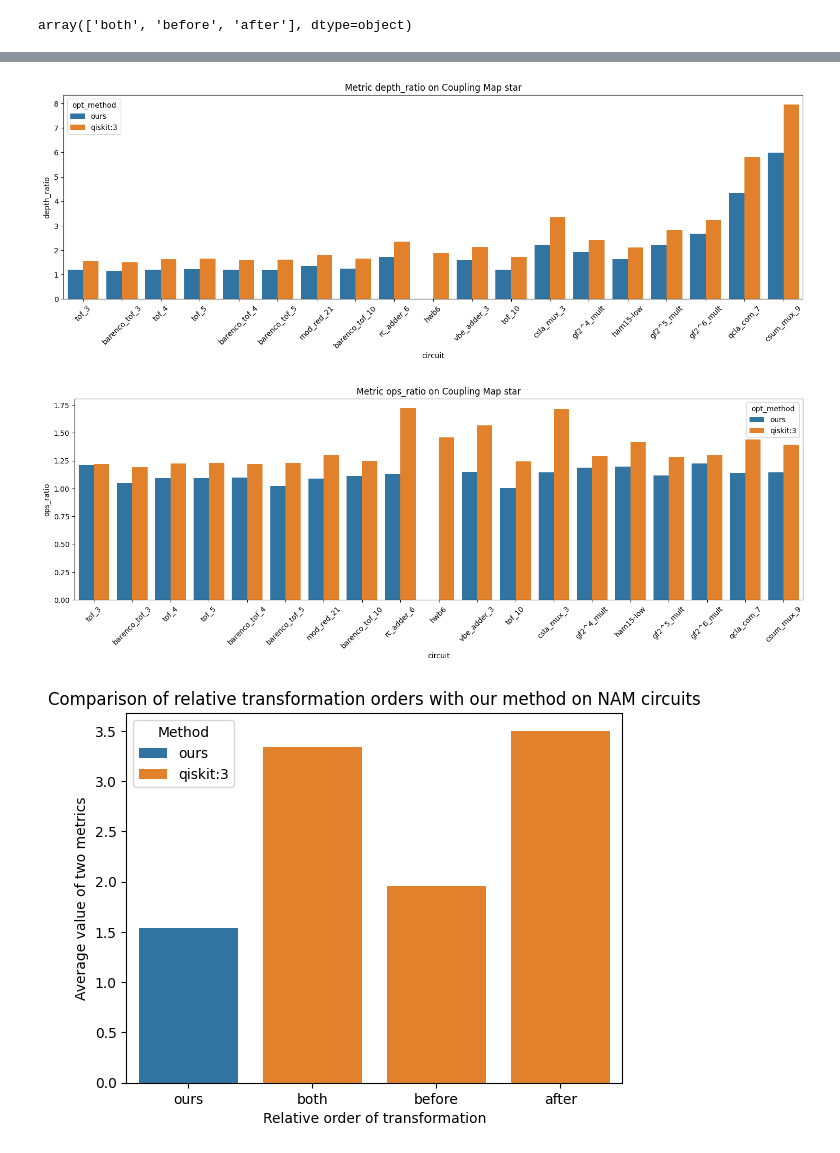
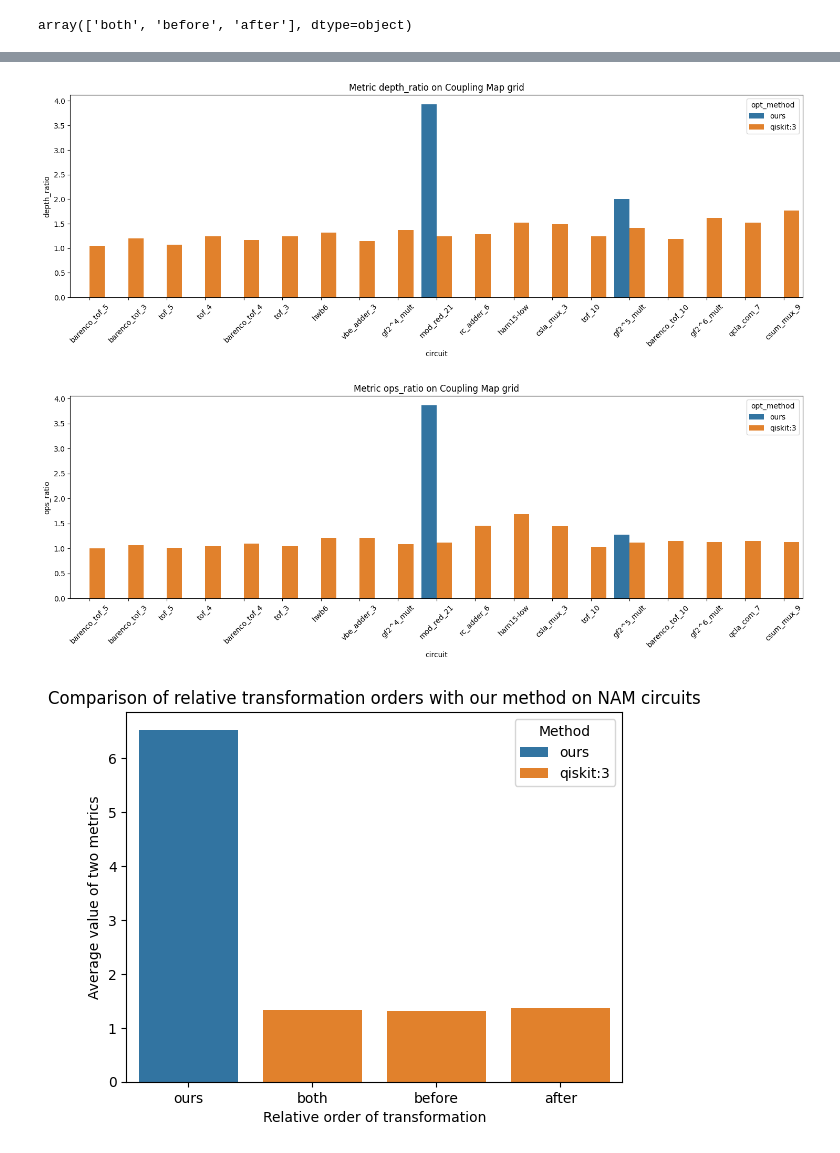
Before and after one commit to congfeng4/QuantumCompiler, a Jupyter notebook: compare.ipynb, the cells around one changed output, grey strips where cells are left out. Cells and saved outputs as stored; diff of their text form; code cells hidden in the pictures.

```diff
--- a/compare.ipynb
+++ b/compare.ipynb
@@ -129,23 +129,23 @@ def plot_one_metric_xlabel_graph(df, metric, hue='opt_method'):
     plt.title(f'Metric {metric} on All Circuits')
 # %%
 plot_one_graph_one_metric_xlabel_circuit(df[(df.opt_method == 'ours') | (df.opt_order == 'before')],
-                                          graph='star', metric='depth_ratio')
+                                          graph='grid', metric='depth_ratio')
 # %% [output]
-[figure, old version]
+[figure, new version]
 # %%
 plot_one_graph_one_metric_xlabel_circuit(df[(df.opt_method == 'ours') | (df.opt_order == 'before')],
-                                          graph='star', metric='ops_ratio')
+                                          graph='grid', metric='ops_ratio')
 # %% [output]
-[figure, old version]
+[figure, new version]
 # %%
-sns.barplot(df[(df.graph_name == 'star')], x='opt_order', y='value', hue='opt_method', errorbar=None)
+sns.barplot(df[(df.graph_name == 'line')], x='opt_order', y='value', hue='opt_method', errorbar=None)
 plt.ylabel('Average value of two metrics')
 plt.xlabel('Relative order of transformation')
 plt.legend().set_title('Method')
 plt.title('Comparison of relative transformation orders with our method on NAM circuits')
 None
 # %% [output]
-[figure, old version]
+[figure, new version]
 # %%
 sns.barplot(df[(df.graph_name == 'star') & ((df.opt_method == 'ours') | (df.opt_order == 'before'))],
              x='metric', y='value', hue='opt_method', errorbar=None)
```
Also changed, not shown: parts of 2 cells of this notebook, 2 other files.
